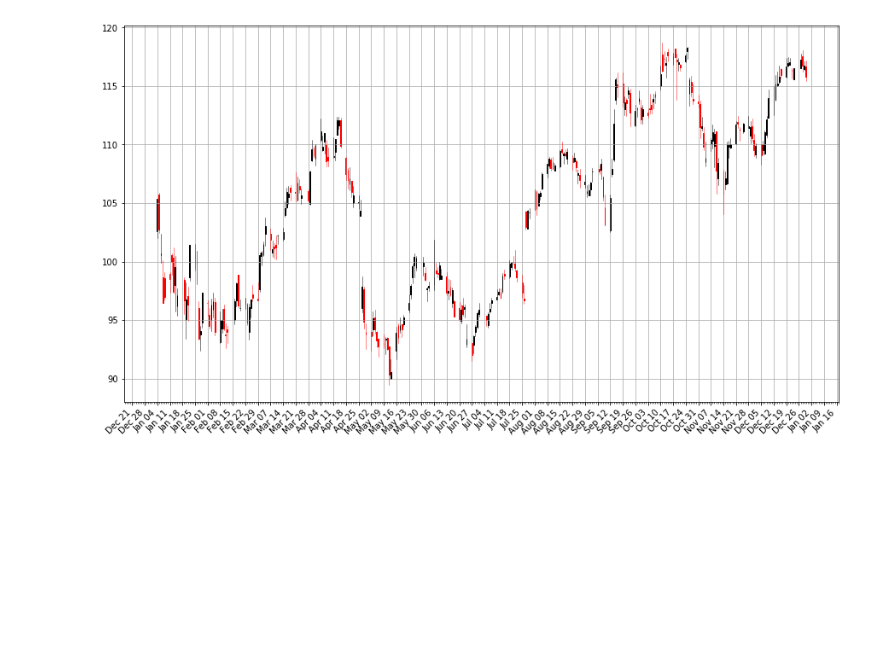
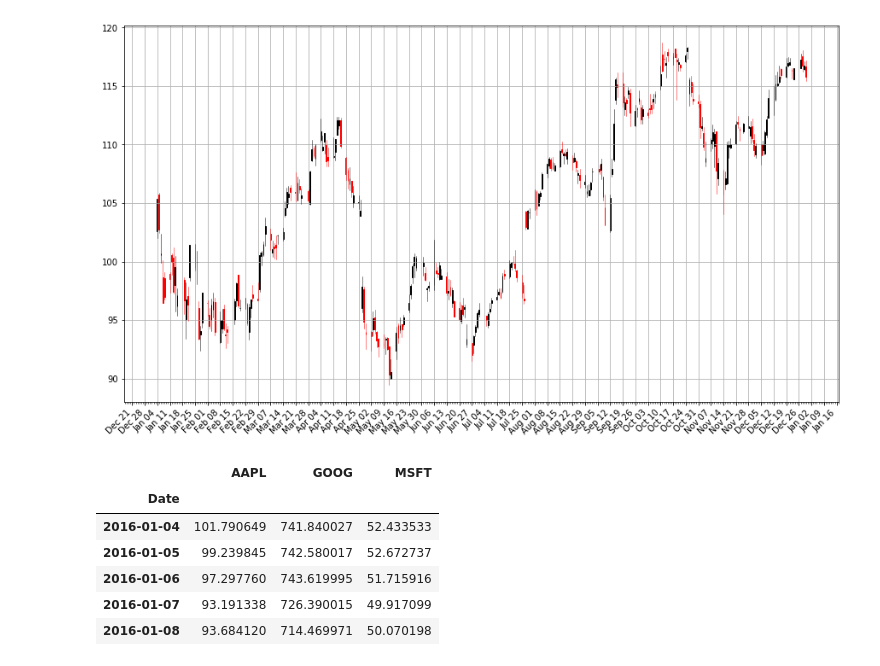
Before and after one commit to vitormeriat/meriat-ml-notes, a Jupyter notebook: Stock Market Data Analysis.ipynb, the cells around one changed output. Cells and saved outputs as stored; diff of their text form; code cells hidden in the pictures; blank space fills up the shorter version.

```diff
--- a/Stock Market Data Analysis.ipynb
+++ b/Stock Market Data Analysis.ipynb
@@ -149,3 +191,22 @@ def pandas_candlestick_ohlc(dat, stick = "day", otherseries = None):
 pandas_candlestick_ohlc(apple)
 # %% [output]
 [figure]
+# %%
+microsoft = web.DataReader("MSFT", "yahoo", start, end)
+google = web.DataReader("GOOG", "yahoo", start, end)
+
+# Abaixo, crio um DataFrame consistindo no preço de fechamento ajustado dos estoques,
+#fazendo uma lista desses objetos e usando um método de associação
+stocks = pd.DataFrame({"AAPL": apple["Adj Close"],
+                      "MSFT": microsoft["Adj Close"],
+                      "GOOG": google["Adj Close"]})
+
+stocks.head()
+# %% [output]
+|  | AAPL | GOOG | MSFT |
+| Date |  |  |  |
+| 2016-01-04 | 101.790649 | 741.840027 | 52.433533 |
+| 2016-01-05 | 99.239845 | 742.580017 | 52.672737 |
+| 2016-01-06 | 97.297760 | 743.619995 | 51.715916 |
+| 2016-01-07 | 93.191338 | 726.390015 | 49.917099 |
+| 2016-01-08 | 93.684120 | 714.469971 | 50.070198 |
```
Also changed, not shown: parts of 4 cells of this notebook.
